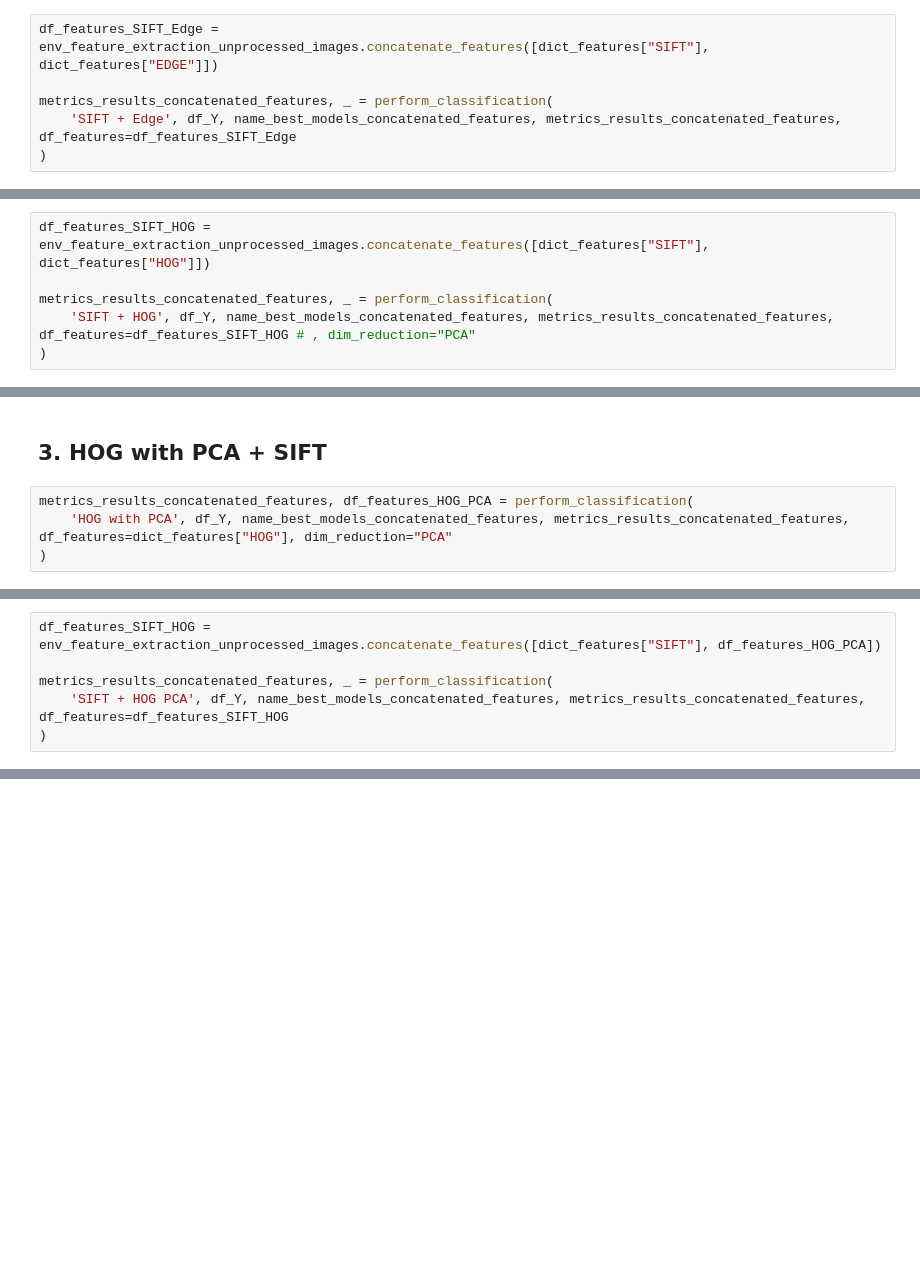
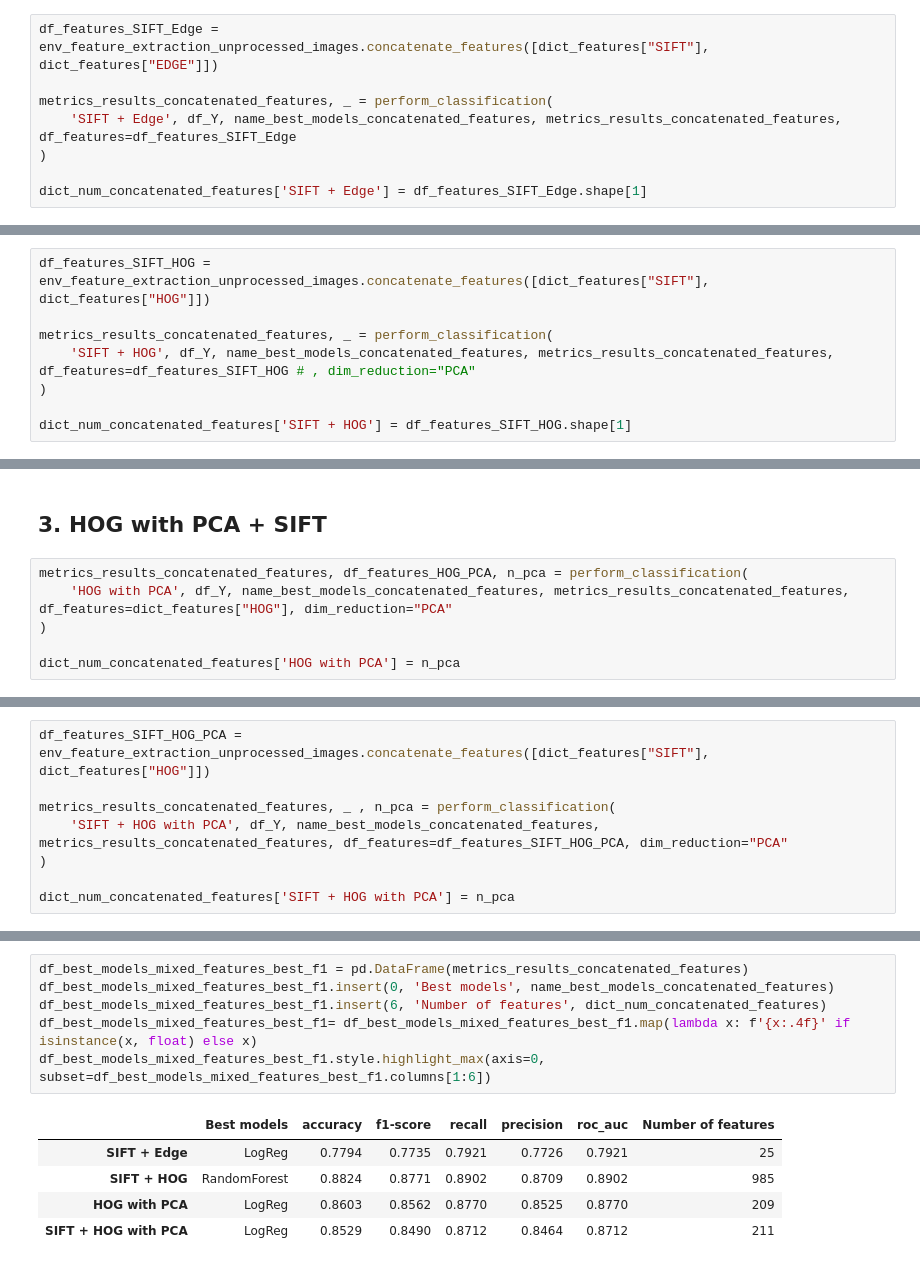
Before and after one commit to Lisa-ach/Computer-vision-project, a Jupyter notebook: main.ipynb, the cells around one changed output, grey strips where cells are left out. Drawn from its saved outputs; the diff is of its cells as text; blank space fills up the shorter version.

```diff
--- a/main.ipynb
+++ b/main.ipynb
@@ -335,6 +337,8 @@ df_features_SIFT_Edge = env_feature_extraction_unprocessed_images.concatenate_fe
 metrics_results_concatenated_features, _ = perform_classification(
     'SIFT + Edge', df_Y, name_best_models_concatenated_features, metrics_results_concatenated_features, df_features=df_features_SIFT_Edge
 )
+
+dict_num_concatenated_features['SIFT + Edge'] = df_features_SIFT_Edge.shape[1]
 # %% [output]
 Performing Classification for SIFT + Edge
 Best method name for SIFT + Edge: LogReg
@@ -355,6 +359,8 @@ df_features_SIFT_HOG = env_feature_extraction_unprocessed_images.concatenate_fea
 metrics_results_concatenated_features, _ = perform_classification(
     'SIFT + HOG', df_Y, name_best_models_concatenated_features, metrics_results_concatenated_features, df_features=df_features_SIFT_HOG # , dim_reduction="PCA"
 )
+
+dict_num_concatenated_features['SIFT + HOG'] = df_features_SIFT_HOG.shape[1]
 # %% [output]
 Performing Classification for SIFT + HOG
 Best method name for SIFT + HOG: RandomForest
@@ -370,8 +376,10 @@ weighted avg       0.93      0.92      0.92       136
 # %% [markdown]
 ## 3. HOG with PCA + SIFT
 # %%
-metrics_results_concatenated_features, df_features_HOG_PCA = perform_classification(
+metrics_results_concatenated_features, df_features_HOG_PCA, n_pca = perform_classification(
     'HOG with PCA', df_Y, name_best_models_concatenated_features, metrics_results_concatenated_features, df_features=dict_features["HOG"], dim_reduction="PCA"
 )
+
+dict_num_concatenated_features['HOG with PCA'] = n_pca
 # %% [output]
 Performing Classification for HOG with PCA
@@ -389,7 +397,9 @@ weighted avg       0.87      0.84      0.84       136
 # %%
-df_features_SIFT_HOG = env_feature_extraction_unprocessed_images.concatenate_features([dict_features["SIFT"], df_features_HOG_PCA])
+df_features_SIFT_HOG_PCA = env_feature_extraction_unprocessed_images.concatenate_features([dict_features["SIFT"], dict_features["HOG"]])
 
-metrics_results_concatenated_features, _ = perform_classification(
-    'SIFT + HOG PCA', df_Y, name_best_models_concatenated_features, metrics_results_concatenated_features, df_features=df_features_SIFT_HOG
+metrics_results_concatenated_features, _ , n_pca = perform_classification(
+    'SIFT + HOG with PCA', df_Y, name_best_models_concatenated_features, metrics_results_concatenated_features, df_features=df_features_SIFT_HOG_PCA, dim_reduction="PCA"
 )
+
+dict_num_concatenated_features['SIFT + HOG with PCA'] = n_pca
 # %% [output]
@@ -406,0 +418,12 @@ weighted avg       0.93      0.92      0.92       136
+# %%
+df_best_models_mixed_features_best_f1 = pd.DataFrame(metrics_results_concatenated_features)
+df_best_models_mixed_features_best_f1.insert(0, 'Best models', name_best_models_concatenated_features)
+df_best_models_mixed_features_best_f1.insert(6, 'Number of features', dict_num_concatenated_features)
+df_best_models_mixed_features_best_f1= df_best_models_mixed_features_best_f1.map(lambda x: f'{x:.4f}' if isinstance(x, float) else x)
+df_best_models_mixed_features_best_f1.style.highlight_max(axis=0, subset=df_best_models_mixed_features_best_f1.columns[1:6])
+# %% [output]
+|  | Best models | accuracy | f1-score | recall | precision | roc_auc | Number of features |
+| SIFT + Edge | LogReg | 0.7794 | 0.7735 | 0.7921 | 0.7726 | 0.7921 | 25 |
+| SIFT + HOG | RandomForest | 0.8824 | 0.8771 | 0.8902 | 0.8709 | 0.8902 | 985 |
+| HOG with PCA | LogReg | 0.8603 | 0.8562 | 0.8770 | 0.8525 | 0.8770 | 209 |
+| SIFT + HOG with PCA | LogReg | 0.8529 | 0.8490 | 0.8712 | 0.8464 | 0.8712 | 211 |
```
Also changed, not shown: parts of 9 cells of this notebook, 3 other files.
